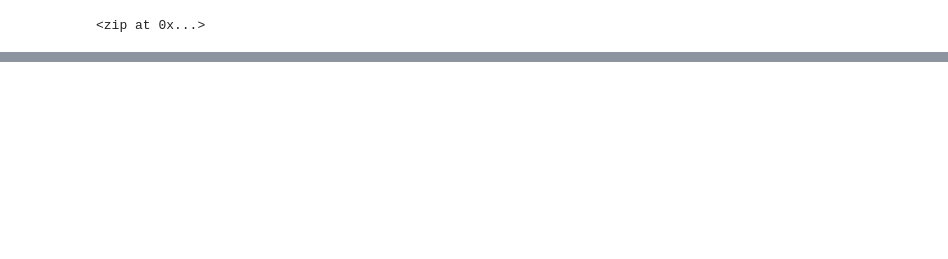
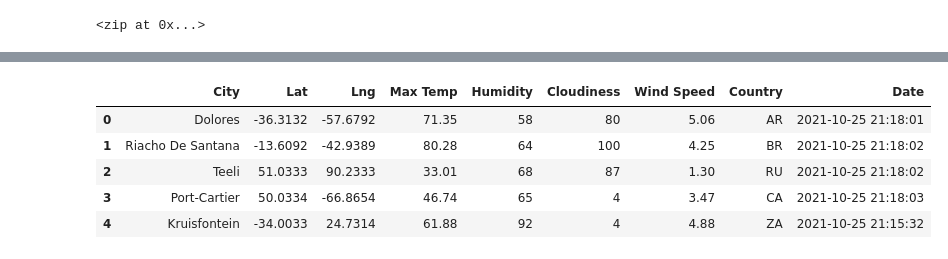
Before and after one commit to kristina1727/World_Weather_Analysis, a Jupyter notebook: WeatherPy.ipynb, the cells around one changed output, grey strips where cells are left out. Drawn from its saved outputs; the diff is of its cells as text; code cells hidden in the pictures; blank space fills up the shorter version.

```diff
--- a/WeatherPy.ipynb
+++ b/WeatherPy.ipynb
@@ -16,6 +22,9 @@ lats_lngs
 coordinates = list(lats_lngs)
 # %%
 from citipy import citipy
+# %%
+# Starting URL for Weather Map API Call.
+url = "http://api.openweathermap.org/data/2.5/weather?units=Imperial&APPID=" + weather_api_key
 # %%
 # Create a list for holding the cities.
 cities = []
@@ -34,0 +126,11 @@ len(cities)
+# %%
+# Convert the array of dictionaries to a Pandas DataFrame.
+city_data_df = pd.DataFrame(city_data)
+city_data_df.head()
+# %% [output]
+|  | City | Lat | Lng | Max Temp | Humidity | Cloudiness | Wind Speed | Country | Date |
+| 0 | Dolores | -36.3132 | -57.6792 | 71.35 | 58 | 80 | 5.06 | AR | 2021-10-25 21:18:01 |
+| 1 | Riacho De Santana | -13.6092 | -42.9389 | 80.28 | 64 | 100 | 4.25 | BR | 2021-10-25 21:18:02 |
+| 2 | Teeli | 51.0333 | 90.2333 | 33.01 | 68 | 87 | 1.30 | RU | 2021-10-25 21:18:02 |
+| 3 | Port-Cartier | 50.0334 | -66.8654 | 46.74 | 65 | 4 | 3.47 | CA | 2021-10-25 21:18:03 |
+| 4 | Kruisfontein | -34.0033 | 24.7314 | 61.88 | 92 | 4 | 4.88 | ZA | 2021-10-25 21:15:32 |
```
Also changed, not shown: parts of 6 cells of this notebook, 3 other files.
